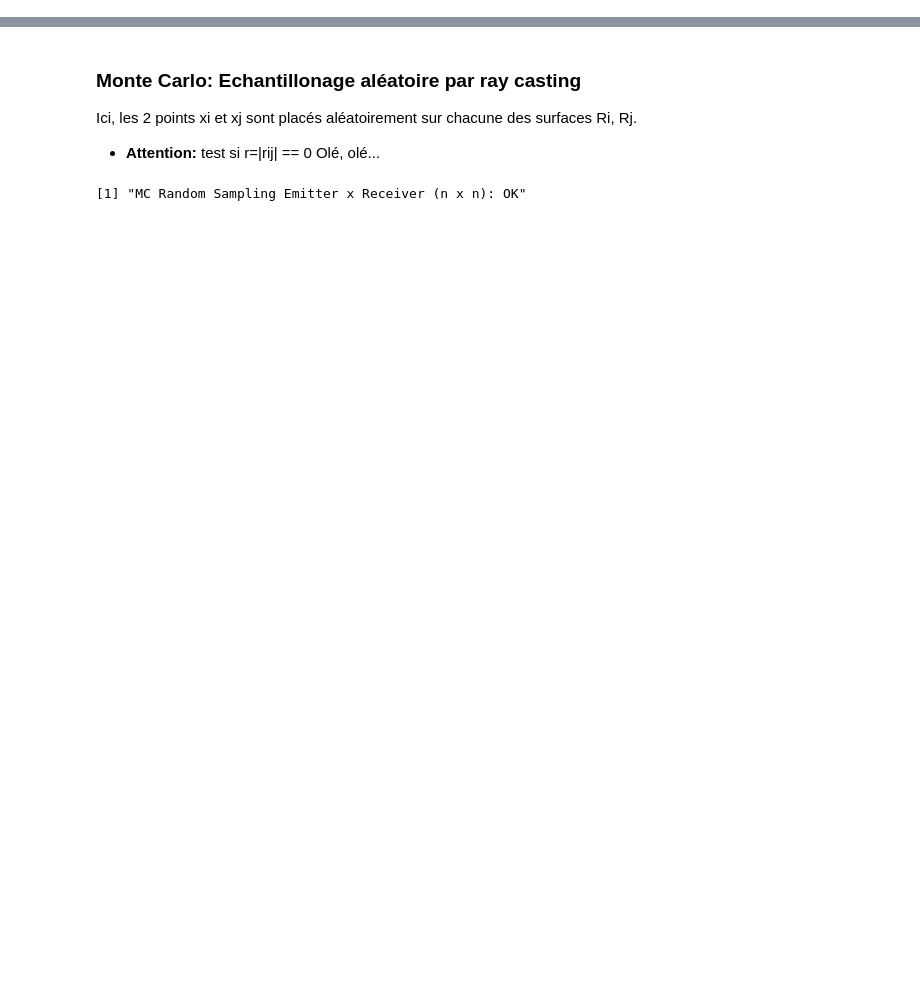
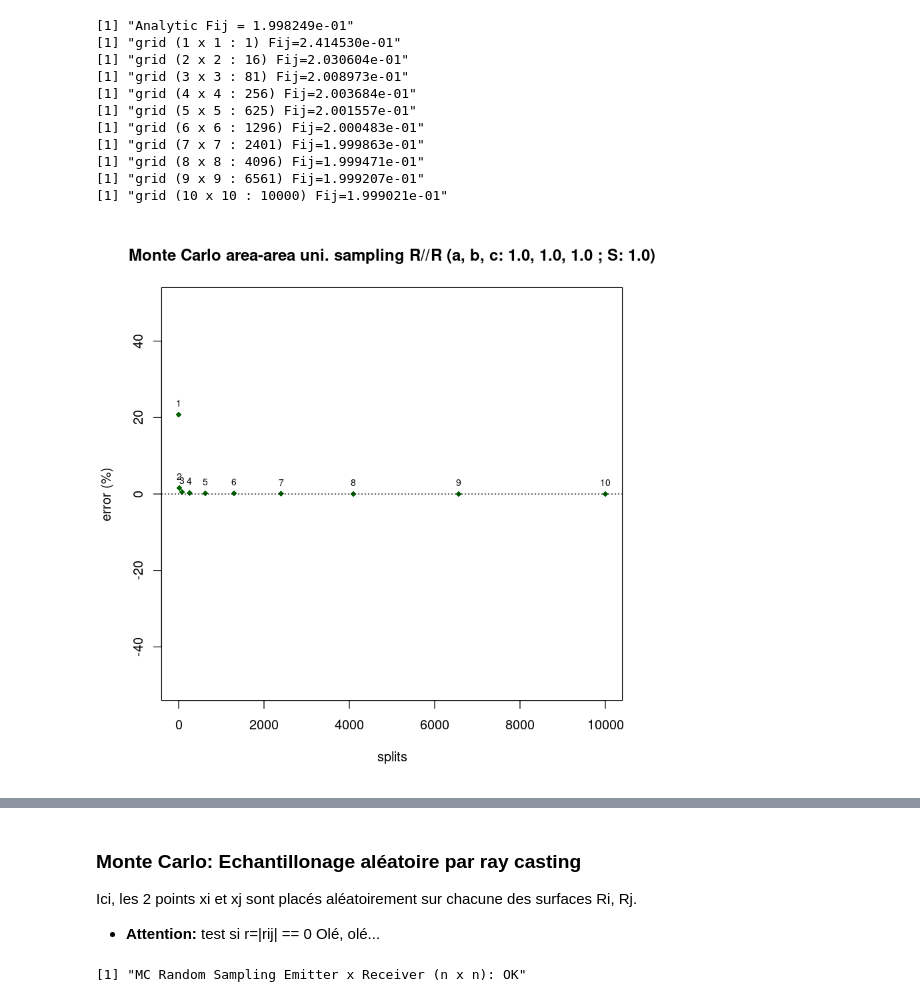
Before and after one commit to hern42/SpaceBanner, a Jupyter notebook: Notebooks/lighting_rad_formfactor_rect.ipynb, the cells around one changed output, grey strips where cells are left out. Drawn from its saved outputs; the diff is of its cells as text; code cells hidden in the pictures; blank space fills up the shorter version.

```diff
--- a/Notebooks/lighting_rad_formfactor_rect.ipynb
+++ b/Notebooks/lighting_rad_formfactor_rect.ipynb
@@ -39,0 +256,16 @@ F_{ij} = \frac{A_j}{n} \sum_{k=1}^n \frac{cos(\theta_i) cos(\theta_j)}{2\pi r^2
+# %%
+# a, b, c, th fij (Nan), graph max perc., k (hsplit, vsplit on both shape), 1: new graph
+compute_uniform(1., 1., 1., NaN, 50, 10, 1)
+# %% [output]
+[1] "Analytic Fij = 1.998249e-01"
+[1] "grid (1 x 1 : 1) Fij=2.414530e-01"
+[1] "grid (2 x 2 : 16) Fij=2.030604e-01"
+[1] "grid (3 x 3 : 81) Fij=2.008973e-01"
+[1] "grid (4 x 4 : 256) Fij=2.003684e-01"
+[1] "grid (5 x 5 : 625) Fij=2.001557e-01"
+[1] "grid (6 x 6 : 1296) Fij=2.000483e-01"
+[1] "grid (7 x 7 : 2401) Fij=1.999863e-01"
+[1] "grid (8 x 8 : 4096) Fij=1.999471e-01"
+[1] "grid (9 x 9 : 6561) Fij=1.999207e-01"
+[1] "grid (10 x 10 : 10000) Fij=1.999021e-01"
+[figure, added]
```
Also changed, not shown: parts of 28 cells of this notebook.
